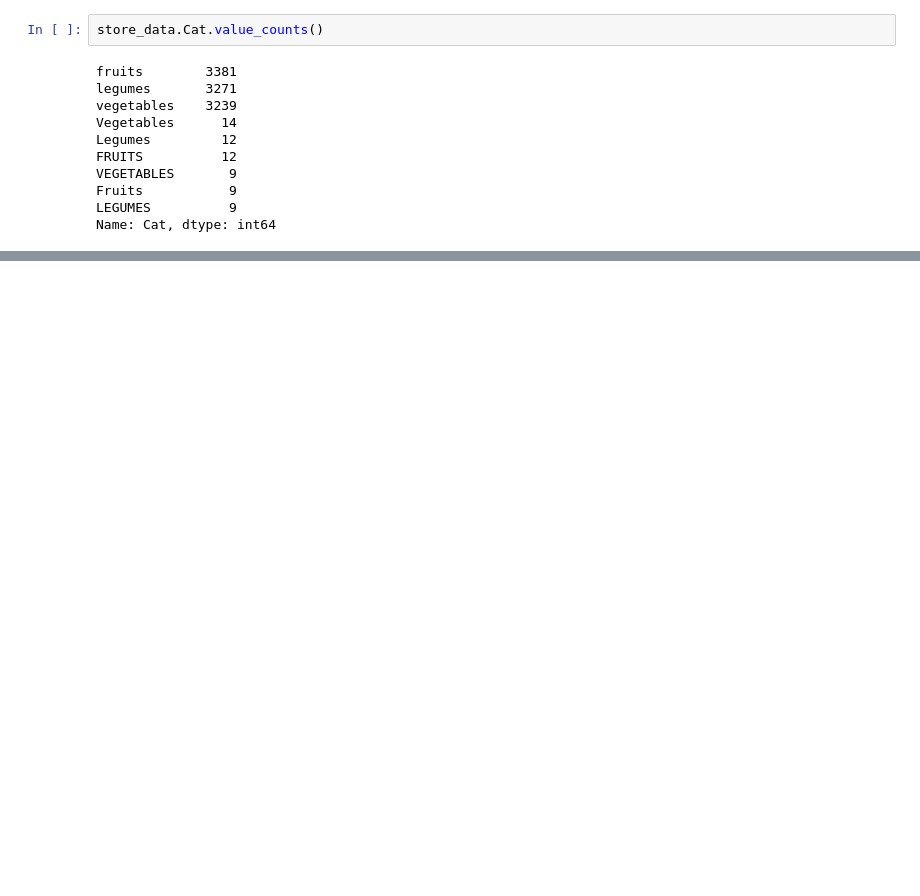
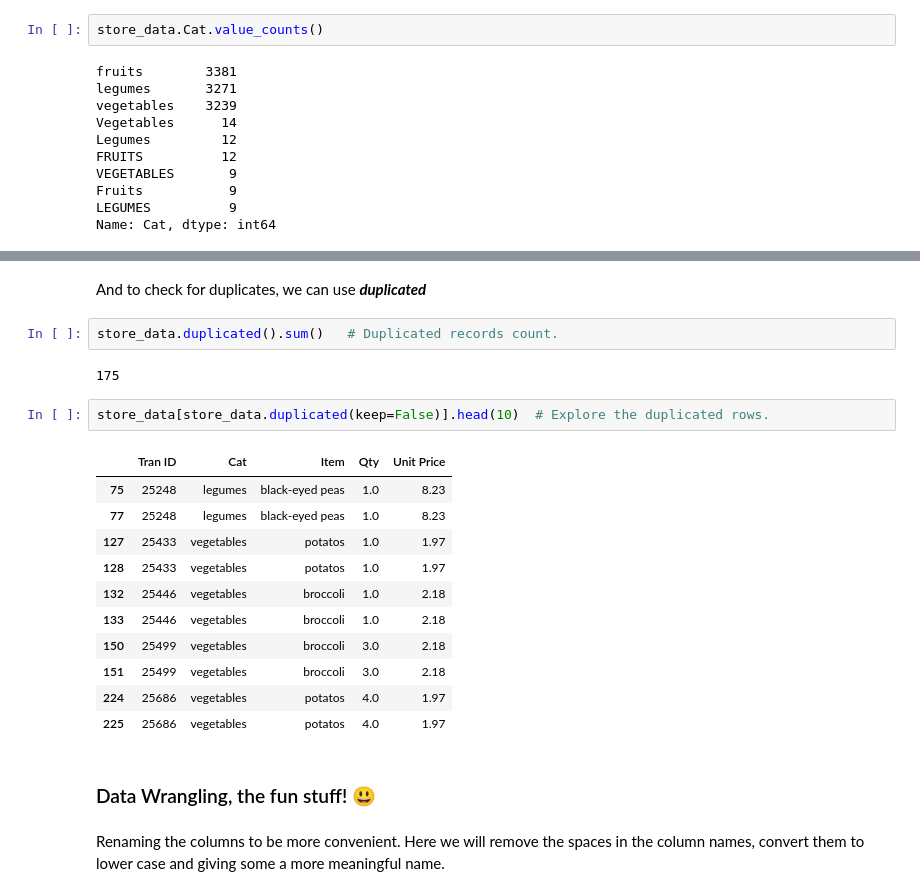
Before and after one commit to FadyGrAb/TechNuggets, a Jupyter notebook: 01-wrangling-with-pandas/analyse-store-data.ipynb, the cells around one changed output, grey strips where cells are left out. Cells and saved outputs as stored; diff of their text form; blank space fills up the shorter version.

Commit message:
finilizing wrangling notebook

```diff
--- a/01-wrangling-with-pandas/analyse-store-data.ipynb
+++ b/01-wrangling-with-pandas/analyse-store-data.ipynb
@@ -69,3 +123,27 @@ Item          72
 Qty           15
 Unit Price    27
 dtype: int64
+# %% [markdown]
+And to check for duplicates, we can use ***duplicated***
+# %%
+store_data.duplicated().sum()   # Duplicated records count.
+# %% [output]
+175
+# %%
+store_data[store_data.duplicated(keep=False)].head(10)  # Explore the duplicated rows.
+# %% [output]
+|  | Tran ID | Cat | Item | Qty | Unit Price |
+| 75 | 25248 | legumes | black-eyed peas | 1.0 | 8.23 |
+| 77 | 25248 | legumes | black-eyed peas | 1.0 | 8.23 |
+| 127 | 25433 | vegetables | potatos | 1.0 | 1.97 |
+| 128 | 25433 | vegetables | potatos | 1.0 | 1.97 |
+| 132 | 25446 | vegetables | broccoli | 1.0 | 2.18 |
+| 133 | 25446 | vegetables | broccoli | 1.0 | 2.18 |
+| 150 | 25499 | vegetables | broccoli | 3.0 | 2.18 |
+| 151 | 25499 | vegetables | broccoli | 3.0 | 2.18 |
+| 224 | 25686 | vegetables | potatos | 4.0 | 1.97 |
+| 225 | 25686 | vegetables | potatos | 4.0 | 1.97 |
+# %% [markdown]
+### Data Wrangling, the fun stuff! 😃
+# %% [markdown]
+Renaming the columns to be more convenient. Here we will remove the spaces in the column names, convert them to lower case and giving some a more meaningful name.
```
Also changed, not shown: parts of 55 cells of this notebook, 1 other file.
